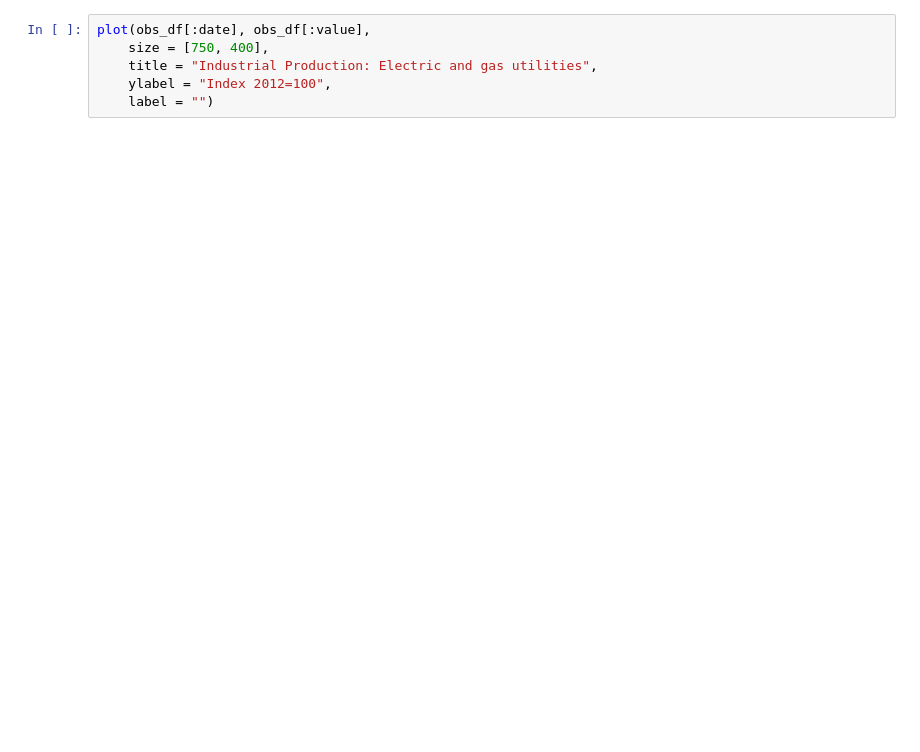
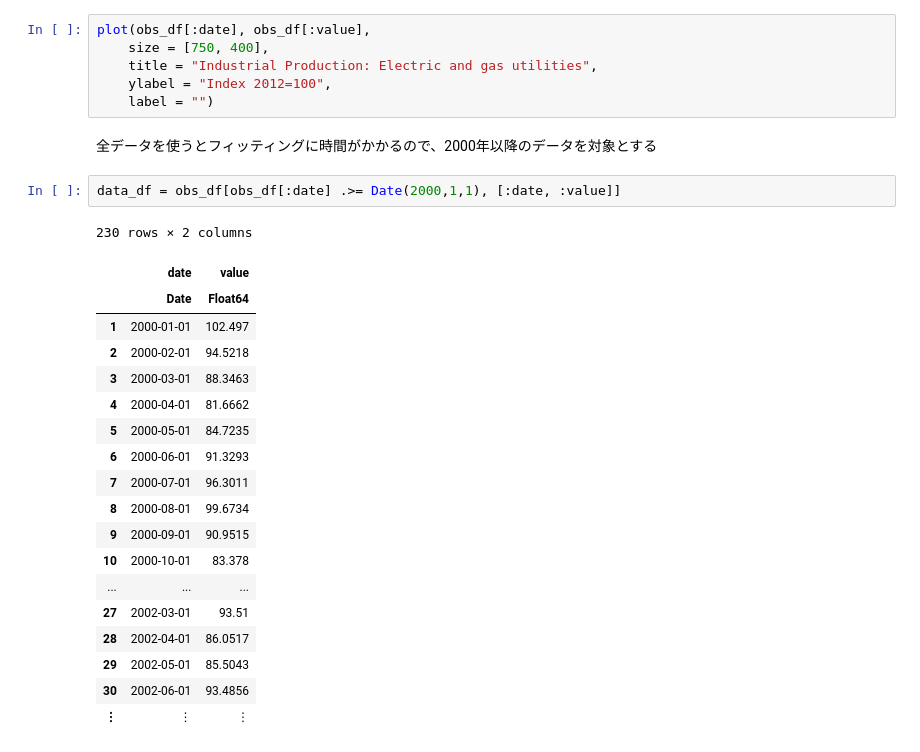
Before and after one commit to matsueushi/timeseries_electric, a Jupyter notebook: timeseries_electric.ipynb, the cells around one changed output. Saved outputs shown, nothing was run; the diff lists cells and outputs as text; blank space fills up the shorter version.

```diff
--- a/timeseries_electric.ipynb
+++ b/timeseries_electric.ipynb
@@ -103,3 +112,27 @@ plot(obs_df[:date], obs_df[:value],
     title = "Industrial Production: Electric and gas utilities",
     ylabel = "Index 2012=100",
     label = "")
+# %% [markdown]
+全データを使うとフィッティングに時間がかかるので、2000年以降のデータを対象とする
+# %%
+data_df = obs_df[obs_df[:date] .>= Date(2000,1,1), [:date, :value]]
+# %% [output]
+230 rows × 2 columns
+|  | date | value |
+|  | Date | Float64 |
+| 1 | 2000-01-01 | 102.497 |
+| 2 | 2000-02-01 | 94.5218 |
+| 3 | 2000-03-01 | 88.3463 |
+| 4 | 2000-04-01 | 81.6662 |
+| 5 | 2000-05-01 | 84.7235 |
+| 6 | 2000-06-01 | 91.3293 |
+| 7 | 2000-07-01 | 96.3011 |
+| 8 | 2000-08-01 | 99.6734 |
+| 9 | 2000-09-01 | 90.9515 |
+| 10 | 2000-10-01 | 83.378 |
+| ... | ... | ... |
+| 27 | 2002-03-01 | 93.51 |
+| 28 | 2002-04-01 | 86.0517 |
+| 29 | 2002-05-01 | 85.5043 |
+| 30 | 2002-06-01 | 93.4856 |
+| ⋮ | ⋮ | ⋮ |
```
Also changed, not shown: parts of 19 cells of this notebook, 1 other file.
